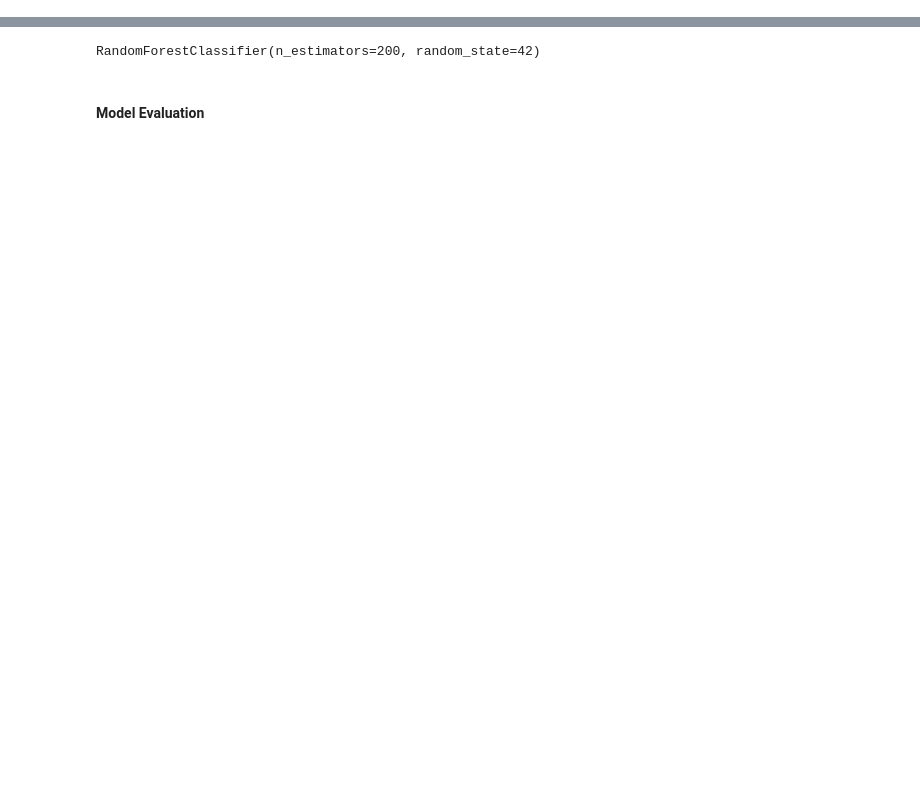
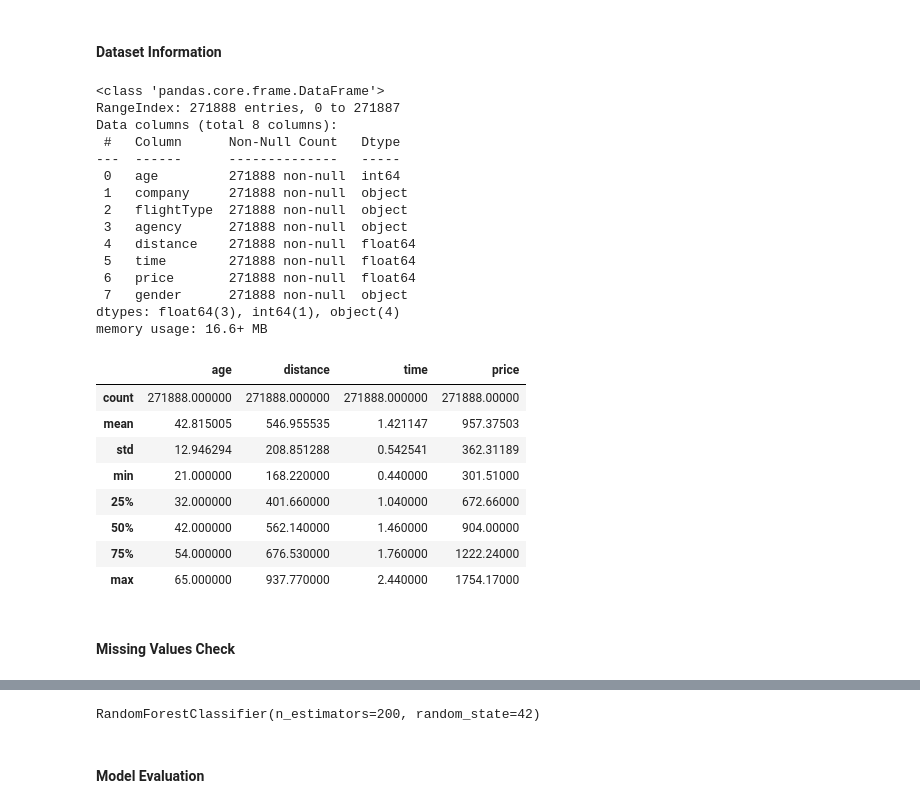
Before and after one commit to Ganesh-VG/Voyage_Analytics_MLOps_Project, a Jupyter notebook: notebooks/05_gender_classification.ipynb, the cells around one changed output, grey strips where cells are left out. Drawn from its saved outputs; the diff is of its cells as text; code cells hidden in the pictures; blank space fills up the shorter version.

```diff
--- a/notebooks/05_gender_classification.ipynb
+++ b/notebooks/05_gender_classification.ipynb
@@ -292,0 +81,33 @@ Random Forest is selected because it performs well on mixed numerical and catego
+# %% [markdown]
+#### Dataset Information
+# %%
+gender_df.info()
+
+gender_df.describe()
+# %% [output]
+<class 'pandas.core.frame.DataFrame'>
+RangeIndex: 271888 entries, 0 to 271887
+Data columns (total 8 columns):
+ #   Column      Non-Null Count   Dtype
+---  ------      --------------   -----
+ 0   age         271888 non-null  int64
+ 1   company     271888 non-null  object
+ 2   flightType  271888 non-null  object
+ 3   agency      271888 non-null  object
+ 4   distance    271888 non-null  float64
+ 5   time        271888 non-null  float64
+ 6   price       271888 non-null  float64
+ 7   gender      271888 non-null  object
+dtypes: float64(3), int64(1), object(4)
+memory usage: 16.6+ MB
+|  | age | distance | time | price |
+| count | 271888.000000 | 271888.000000 | 271888.000000 | 271888.00000 |
+| mean | 42.815005 | 546.955535 | 1.421147 | 957.37503 |
+| std | 12.946294 | 208.851288 | 0.542541 | 362.31189 |
+| min | 21.000000 | 168.220000 | 0.440000 | 301.51000 |
+| 25% | 32.000000 | 401.660000 | 1.040000 | 672.66000 |
+| 50% | 42.000000 | 562.140000 | 1.460000 | 904.00000 |
+| 75% | 54.000000 | 676.530000 | 1.760000 | 1222.24000 |
+| max | 65.000000 | 937.770000 | 2.440000 | 1754.17000 |
+# %% [markdown]
+#### Missing Values Check
```
Also changed, not shown: parts of 44 cells of this notebook, 8 other files.
